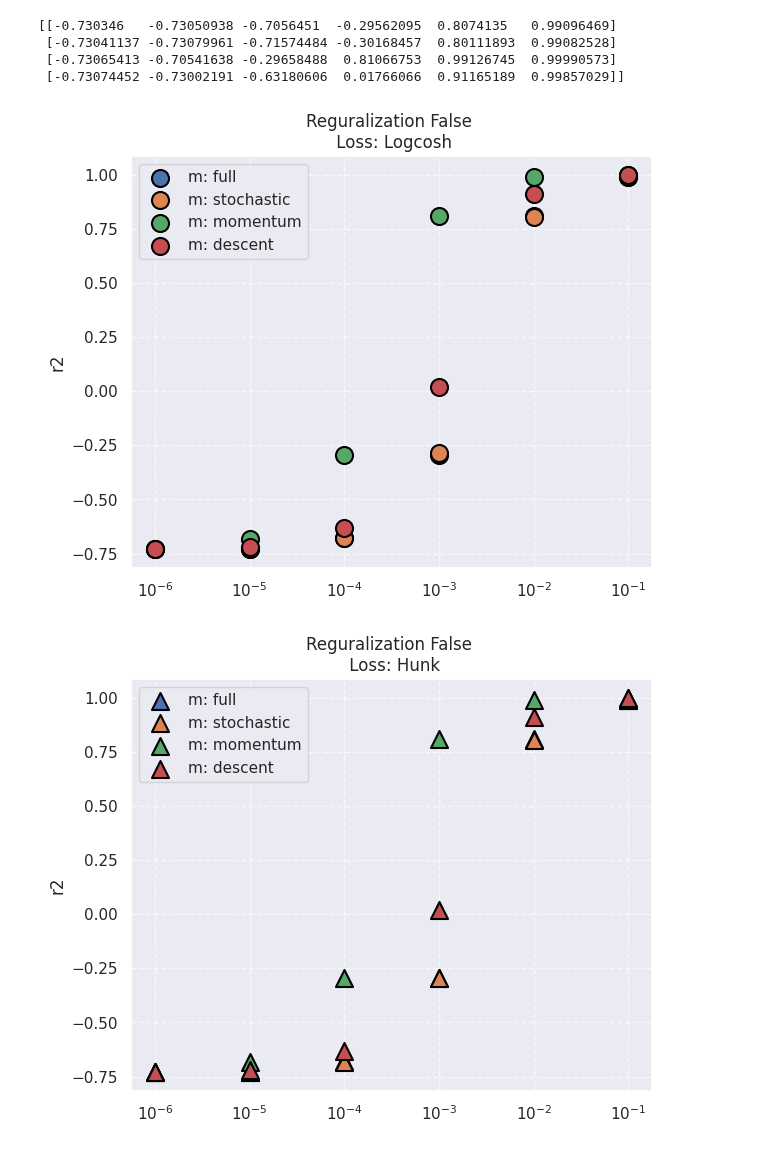
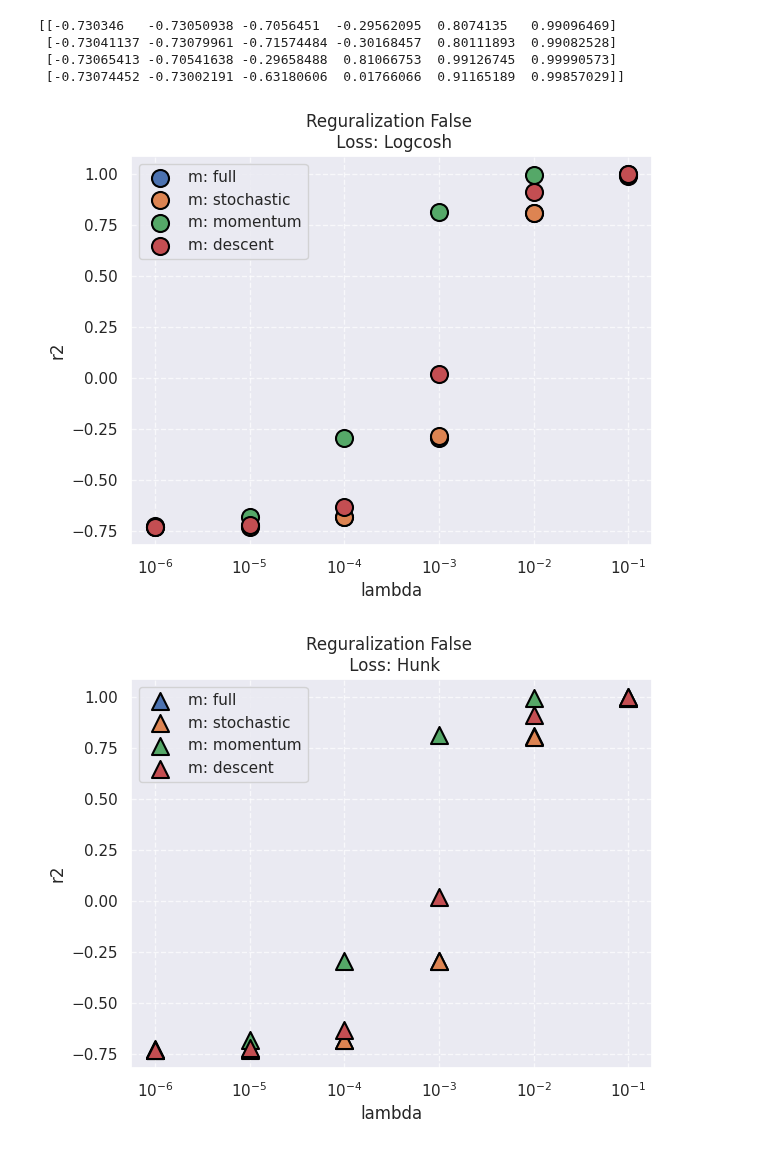
Before and after one commit to magomeda228/Colab_Google_ML_H-W, a Jupyter notebook: Gradient_Descent.ipynb, the cells around one changed output. Drawn from its saved outputs; the diff is of its cells as text; code cells hidden in the pictures.

```diff
--- a/Gradient_Descent.ipynb
+++ b/Gradient_Descent.ipynb
@@ -1183,18 +1185,19 @@ print(np.array(r2_dat[48:72]).reshape(4, -1))
 # %%
 x = np.logspace(-6, -1, num=6)
 y = np.array(r2_dat[48:72]).reshape(4, -1)
 markers = ['o', 's', 'd', '*', 'x', 'v']
 for i in range(y.shape[0]):
   sns.scatterplot(x=x, y=y[i], label=f'm: {methods[i]}', s=150, marker='o', edgecolor='black', linewidth=1.5)
 plt.xscale('log')
 plt.ylabel('r2')
+plt.xlabel('lambda')
 plt.grid(True, linestyle='--', alpha=0.7)
 plt.tight_layout()
 plt.title('Reguralization False \n Loss: Logcosh')
 plt.legend()
 plt.show()
 # %% [output]
-[figure, old version]
+[figure, new version]
 # %%
 x = np.logspace(-6, -1, num=6)
 y = np.array(r2_dat[72:96]).reshape(4, -1)
@@ -1203,10 +1206,11 @@ for i in range(y.shape[0]):
   sns.scatterplot(x=x, y=y[i], label=f'm: {methods[i]}', s=150, marker='^', edgecolor='black', linewidth=1.5)
 plt.xscale('log')
 plt.ylabel('r2')
+plt.xlabel('lambda')
 plt.grid(True, linestyle='--', alpha=0.7)
 plt.tight_layout()
 plt.title('Reguralization False \n Loss: Hunk')
 plt.legend()
 plt.show()
 # %% [output]
-[figure, old version]
+[figure, new version]
```
Also changed, not shown: parts of 2 cells of this notebook.
